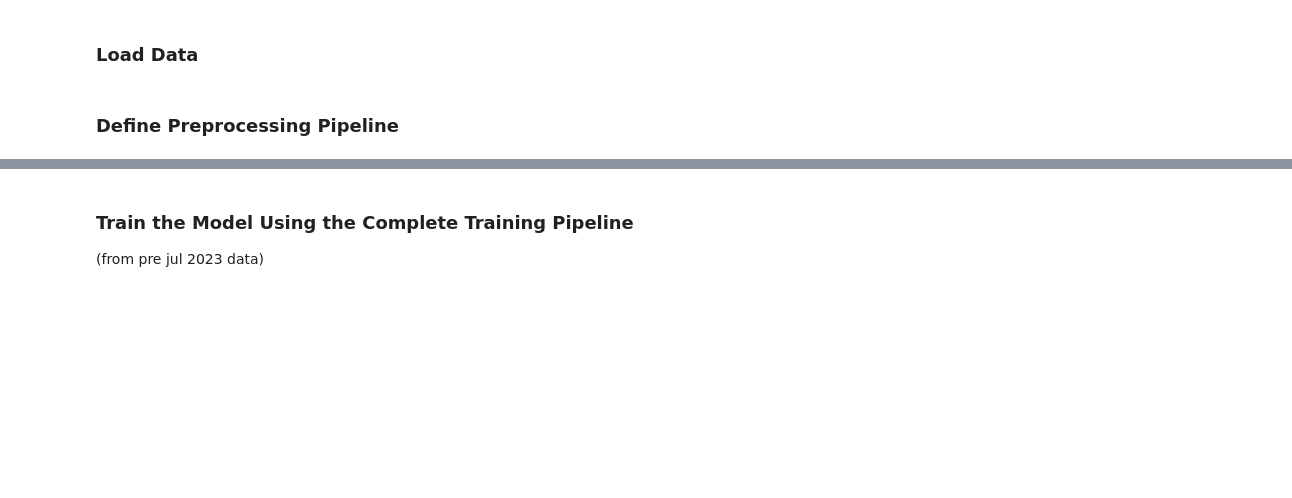
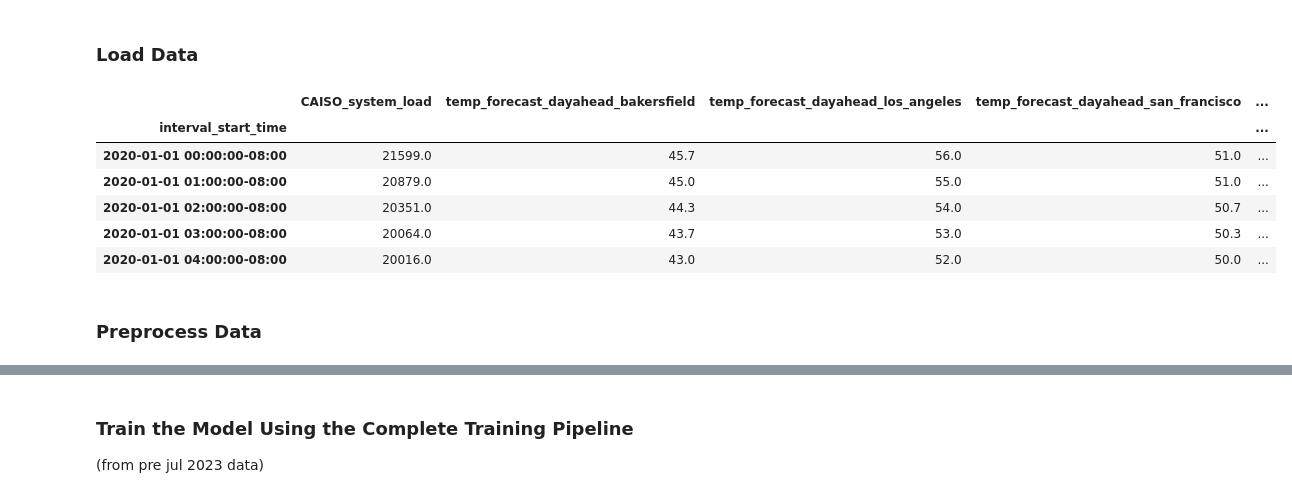
Before and after one commit to cshono/load-forecast, a Jupyter notebook: examples/example.ipynb, the cells around one changed output, grey strips where cells are left out. Drawn from its saved outputs; the diff is of its cells as text; code cells hidden in the pictures; blank space fills up the shorter version.

Commit message:
removed preprocessors

```diff
--- a/examples/example.ipynb
+++ b/examples/example.ipynb
@@ -9,7 +11,14 @@ from forecasting_library.forecasting.preprocessing import create_preprocessing_p
 ### Load Data
 # %%
 data = load_caiso_data()
-X = data.drop(columns=["CAISO_system_load"])
-y = data["CAISO_system_load"]
+data.head()
+# %% [output]
+|  | CAISO_system_load | temp_forecast_dayahead_bakersfield | temp_forecast_dayahead_los_angeles | temp_forecast_dayahead_san_francisco | ... |
+| interval_start_time |  |  |  |  | ... |
+| 2020-01-01 00:00:00-08:00 | 21599.0 | 45.7 | 56.0 | 51.0 | ... |
+| 2020-01-01 01:00:00-08:00 | 20879.0 | 45.0 | 55.0 | 51.0 | ... |
+| 2020-01-01 02:00:00-08:00 | 20351.0 | 44.3 | 54.0 | 50.7 | ... |
+| 2020-01-01 03:00:00-08:00 | 20064.0 | 43.7 | 53.0 | 50.3 | ... |
+| 2020-01-01 04:00:00-08:00 | 20016.0 | 43.0 | 52.0 | 50.0 | ... |
 # %% [markdown]
-### Define Preprocessing Pipeline
+### Preprocess Data
```
Also changed, not shown: parts of 19 cells of this notebook, 11 other files.
